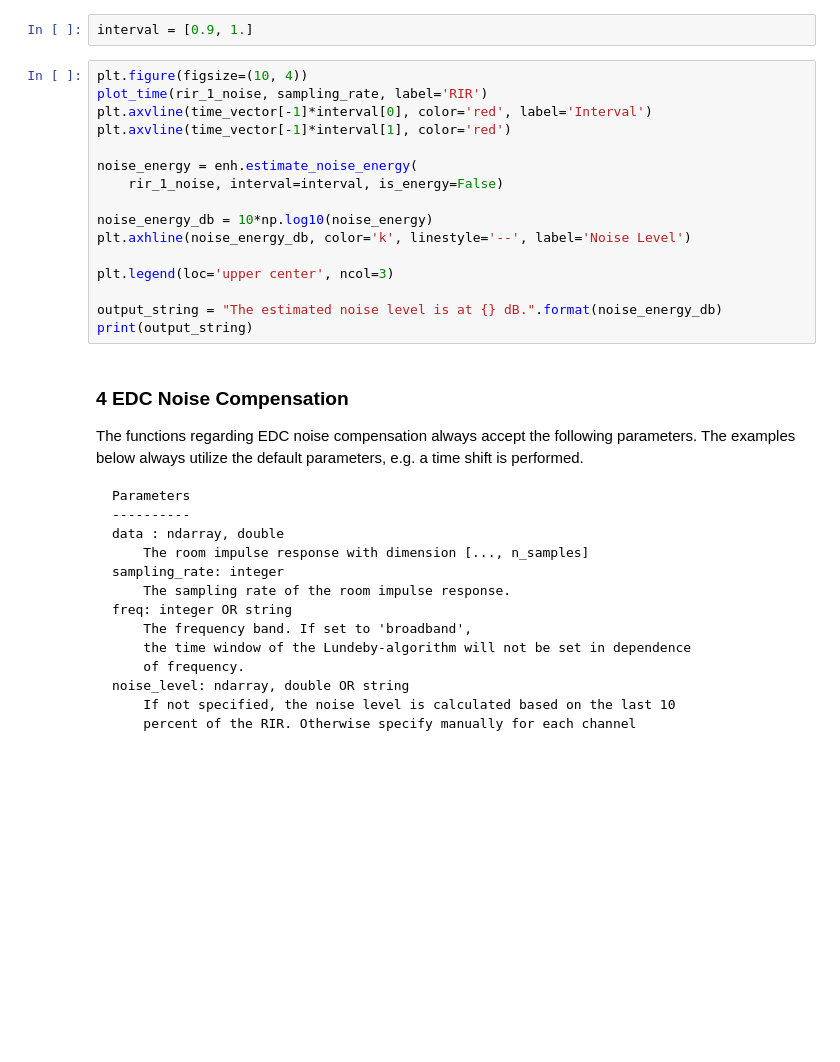
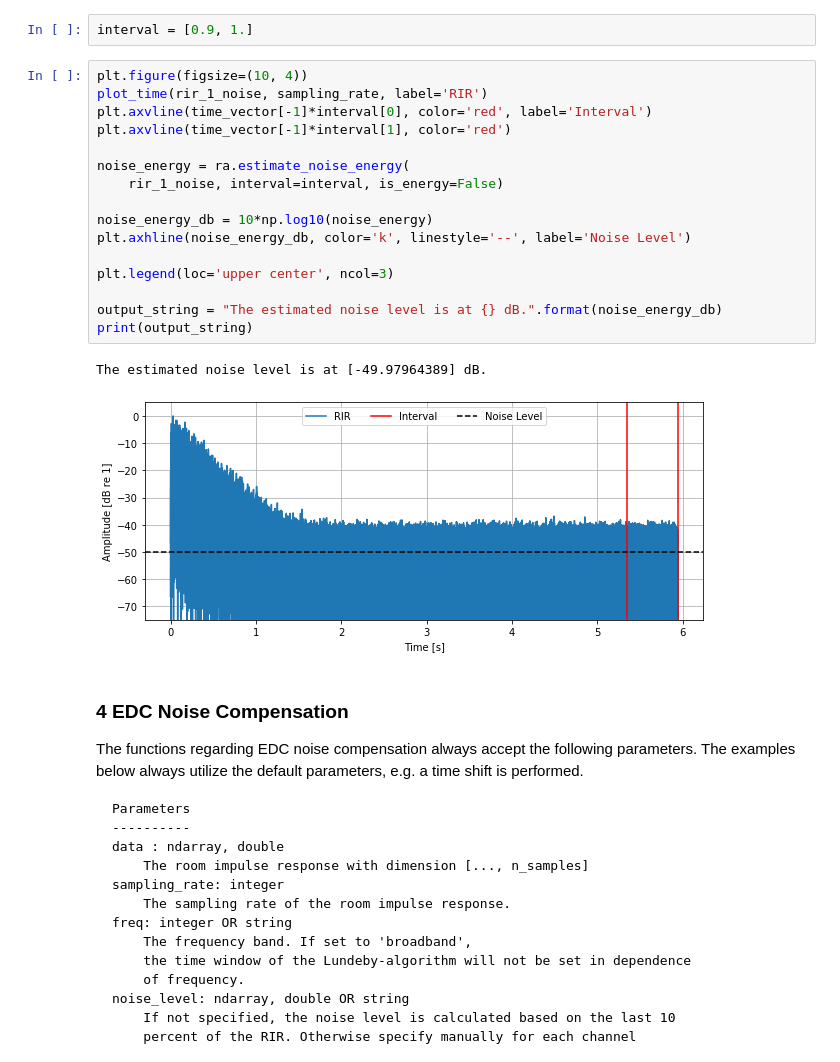
Before and after one commit to pyfar/pyrato, a Jupyter notebook: examples/energy_decay_curves_and_reverberation_time.ipynb, the cells around one changed output. Cells and saved outputs as stored; diff of their text form; blank space fills up the shorter version.

Commit message:
renamed edc_noise_handling to edc and added to __init__

```diff
--- a/examples/energy_decay_curves_and_reverberation_time.ipynb
+++ b/examples/energy_decay_curves_and_reverberation_time.ipynb
@@ -77,19 +78,22 @@ interval = [0.9, 1.]
 # %%
 plt.figure(figsize=(10, 4))
 plot_time(rir_1_noise, sampling_rate, label='RIR')
 plt.axvline(time_vector[-1]*interval[0], color='red', label='Interval')
 plt.axvline(time_vector[-1]*interval[1], color='red')
 
-noise_energy = enh.estimate_noise_energy(
+noise_energy = ra.estimate_noise_energy(
     rir_1_noise, interval=interval, is_energy=False)
 
 noise_energy_db = 10*np.log10(noise_energy)
 plt.axhline(noise_energy_db, color='k', linestyle='--', label='Noise Level')
 
 plt.legend(loc='upper center', ncol=3)
 
 output_string = "The estimated noise level is at {} dB.".format(noise_energy_db)
 print(output_string)
+# %% [output]
+The estimated noise level is at [-49.97964389] dB.
+[figure, added]
 # %% [markdown]
 ### 4 EDC Noise Compensation
 
```
Also changed, not shown: parts of 16 cells of this notebook, 3 other files.
